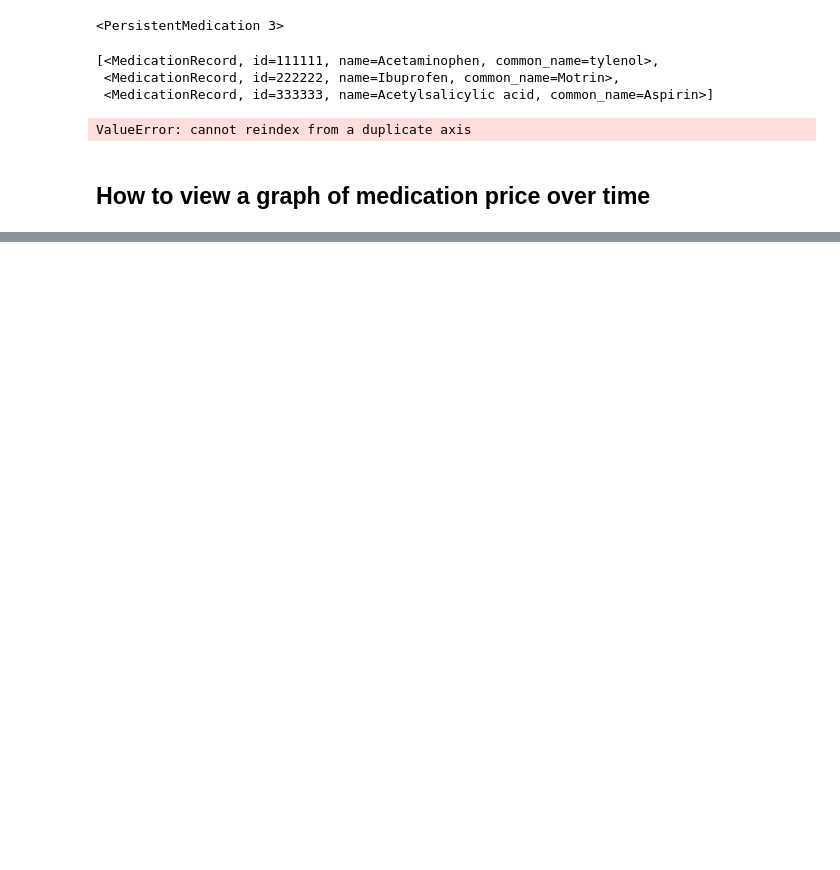
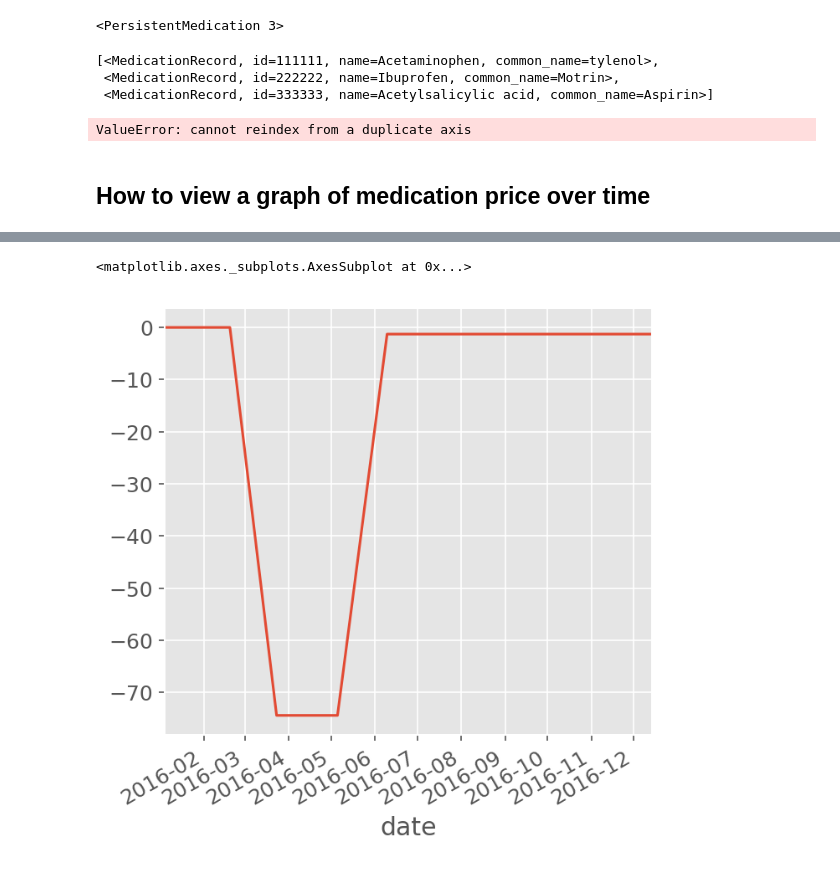
Before and after one commit to ehhop/ehhapp-formulary2, a Jupyter notebook: test_database.ipynb, the cells around one changed output, grey strips where cells are left out. Saved outputs shown, nothing was run; the diff lists cells and outputs as text; code cells hidden in the pictures; blank space fills up the shorter version.

```diff
--- a/test_database.ipynb
+++ b/test_database.ipynb
@@ -141,27 +141,3 @@ writer.save()
 ValueError: cannot reindex from a duplicate axis
 # %% [markdown]
 ## How to view a graph of medication price over time
-# %%
-%matplotlib inline
-import database
-import pandas as pd
-import matplotlib.pyplot as plt
-
-meds = database.get_all_medication_records()
-
-for med in meds:
-    print(med.name)
-    df = pd.DataFrame([{"date":t.date,"price":t.price,"qty":t.qty} for t in med.transactions])
-    fig,(ax1,ax2) = plt.subplots(nrows=2)
-    df.plot(x="date",y="price",marker='o',ax=ax1)
-    ax1.set_title("Price history")
-    ax1.set_ylabel("Price ($)")
-    ax1.set_xlabel("Date")
-    df.groupby([df["date"].dt.year, df["date"].dt.month,df["date"].dt.day])["qty"].sum().plot(kind="bar",ax=ax2)
-    ax2.set_title("Medication volume")
-    ax2.set_ylabel("Scripts written")
-    ax2.set_xlabel("Date")
-    fig.subplots_adjust(hspace=1.5)
-    plt.show()
-    if input("Continue? (Y/N)").lower() != "y":
-        break
@@ -174,0 +214,7 @@ Continue? (Y/N)n
+# %%
+cvs = df[["price"]]
+cvs["pct_change"] = [((cvs.iloc[i][0] - cvs.iloc[0][0]) / cvs.iloc[0][0] * 100) for i in range(0,len(cvs))]
+cvs["pct_change"].plot()
+# %% [output]
+<matplotlib.axes._subplots.AxesSubplot at 0x...>
+[figure, added]
```
Also changed, not shown: parts of 22 cells of this notebook, 6 other files.
